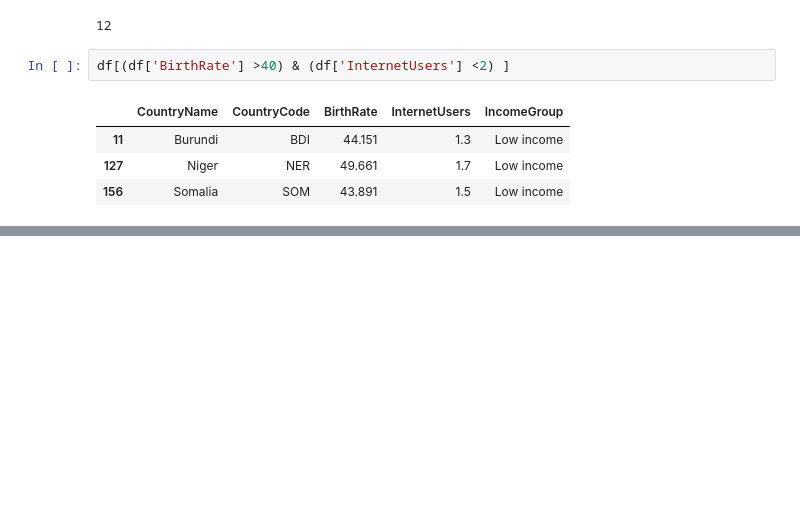
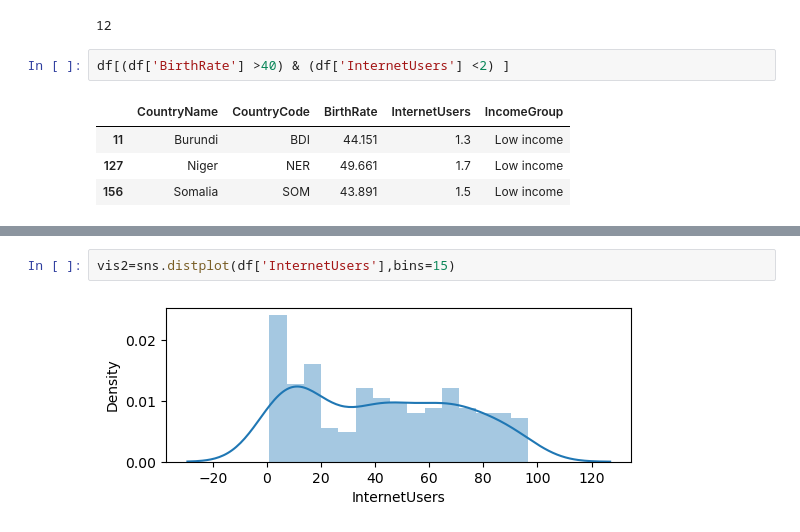
Before and after one commit to shivendrabokade-source/fsds-advanced-genai-advanced-agentic-ai, a Jupyter notebook: Country economy analysis.ipynb, the cells around one changed output, grey strips where cells are left out. Drawn from its saved outputs; the diff is of its cells as text; blank space fills up the shorter version.

```diff
--- a/Country economy analysis.ipynb
+++ b/Country economy analysis.ipynb
@@ -518,0 +614,4 @@ df[(df['BirthRate'] >40) & (df['InternetUsers'] <2) ]
+# %%
+vis2=sns.distplot(df['InternetUsers'],bins=15)
+# %% [output]
+[figure, added]
```
Also changed, not shown: parts of 21 cells of this notebook, 2 other files.
